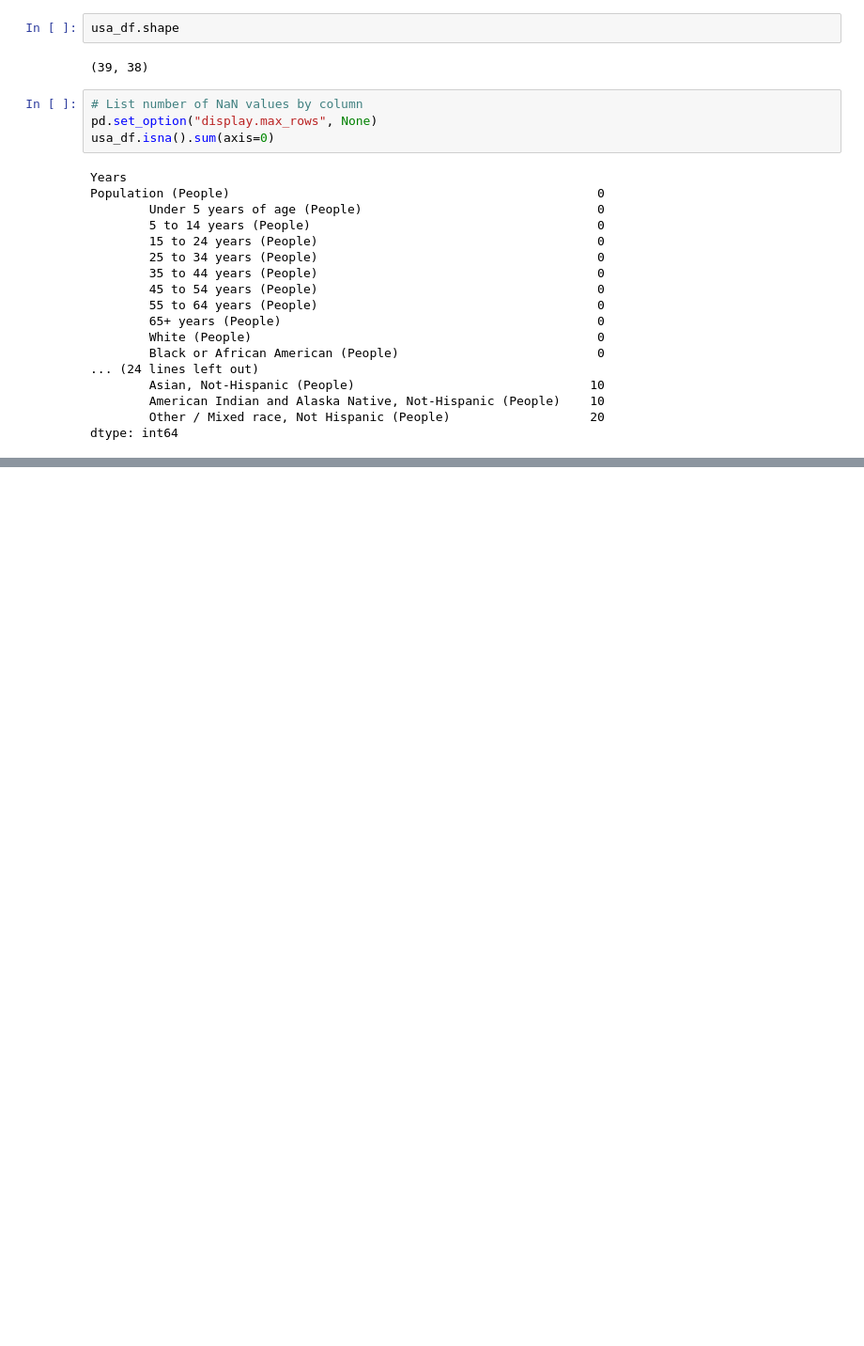
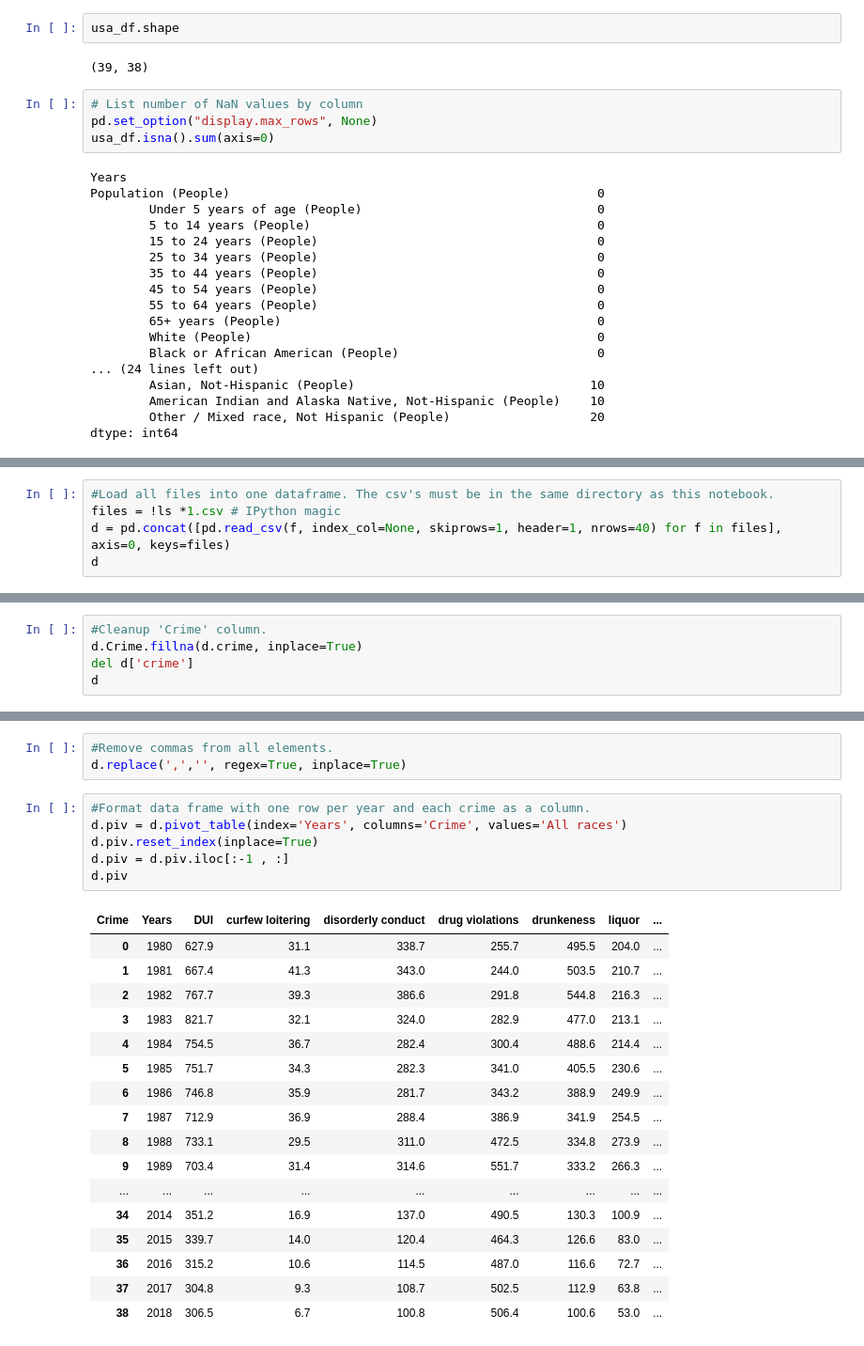
Before and after one commit to COMP4447Team/crime, a Jupyter notebook: finalproject.ipynb, the cells around one changed output, grey strips where cells are left out. Shown at 94% size. Saved outputs shown, nothing was run; the diff lists cells and outputs as text; blank space fills up the shorter version.

Commit message:
Add files via upload
Notebook finalproject.ipynb updated with code for wrangling crime rates dataset. Also including the crimes rate dataset as a csv.

```diff
--- a/finalproject.ipynb
+++ b/finalproject.ipynb
@@ -397,0 +406,5 @@ dtype: int64
+# %%
+#Load all files into one dataframe. The csv's must be in the same directory as this notebook.
+files = !ls *1.csv # IPython magic
+d = pd.concat([pd.read_csv(f, index_col=None, skiprows=1, header=1, nrows=40) for f in files], axis=0, keys=files)
+d
@@ -397,0 +425,5 @@ dtype: int64
+# %%
+#Cleanup 'Crime' column.
+d.Crime.fillna(d.crime, inplace=True)
+del d['crime']
+d
@@ -397,0 +444,27 @@ dtype: int64
+# %%
+#Remove commas from all elements.
+d.replace(',','', regex=True, inplace=True)
+# %%
+#Format data frame with one row per year and each crime as a column.
+d.piv = d.pivot_table(index='Years', columns='Crime', values='All races')
+d.piv.reset_index(inplace=True)
+d.piv = d.piv.iloc[:-1 , :]
+d.piv
+# %% [output]
+| Crime | Years | DUI | curfew loitering | disorderly conduct | drug violations | drunkeness | liquor | ... |
+| 0 | 1980 | 627.9 | 31.1 | 338.7 | 255.7 | 495.5 | 204.0 | ... |
+| 1 | 1981 | 667.4 | 41.3 | 343.0 | 244.0 | 503.5 | 210.7 | ... |
+| 2 | 1982 | 767.7 | 39.3 | 386.6 | 291.8 | 544.8 | 216.3 | ... |
+| 3 | 1983 | 821.7 | 32.1 | 324.0 | 282.9 | 477.0 | 213.1 | ... |
+| 4 | 1984 | 754.5 | 36.7 | 282.4 | 300.4 | 488.6 | 214.4 | ... |
+| 5 | 1985 | 751.7 | 34.3 | 282.3 | 341.0 | 405.5 | 230.6 | ... |
+| 6 | 1986 | 746.8 | 35.9 | 281.7 | 343.2 | 388.9 | 249.9 | ... |
+| 7 | 1987 | 712.9 | 36.9 | 288.4 | 386.9 | 341.9 | 254.5 | ... |
+| 8 | 1988 | 733.1 | 29.5 | 311.0 | 472.5 | 334.8 | 273.9 | ... |
+| 9 | 1989 | 703.4 | 31.4 | 314.6 | 551.7 | 333.2 | 266.3 | ... |
+| ... | ... | ... | ... | ... | ... | ... | ... | ... |
+| 34 | 2014 | 351.2 | 16.9 | 137.0 | 490.5 | 130.3 | 100.9 | ... |
+| 35 | 2015 | 339.7 | 14.0 | 120.4 | 464.3 | 126.6 | 83.0 | ... |
+| 36 | 2016 | 315.2 | 10.6 | 114.5 | 487.0 | 116.6 | 72.7 | ... |
+| 37 | 2017 | 304.8 | 9.3 | 108.7 | 502.5 | 112.9 | 63.8 | ... |
+| 38 | 2018 | 306.5 | 6.7 | 100.8 | 506.4 | 100.6 | 53.0 | ... |
```
Also changed, not shown: parts of 5 cells of this notebook, 1 other file.
